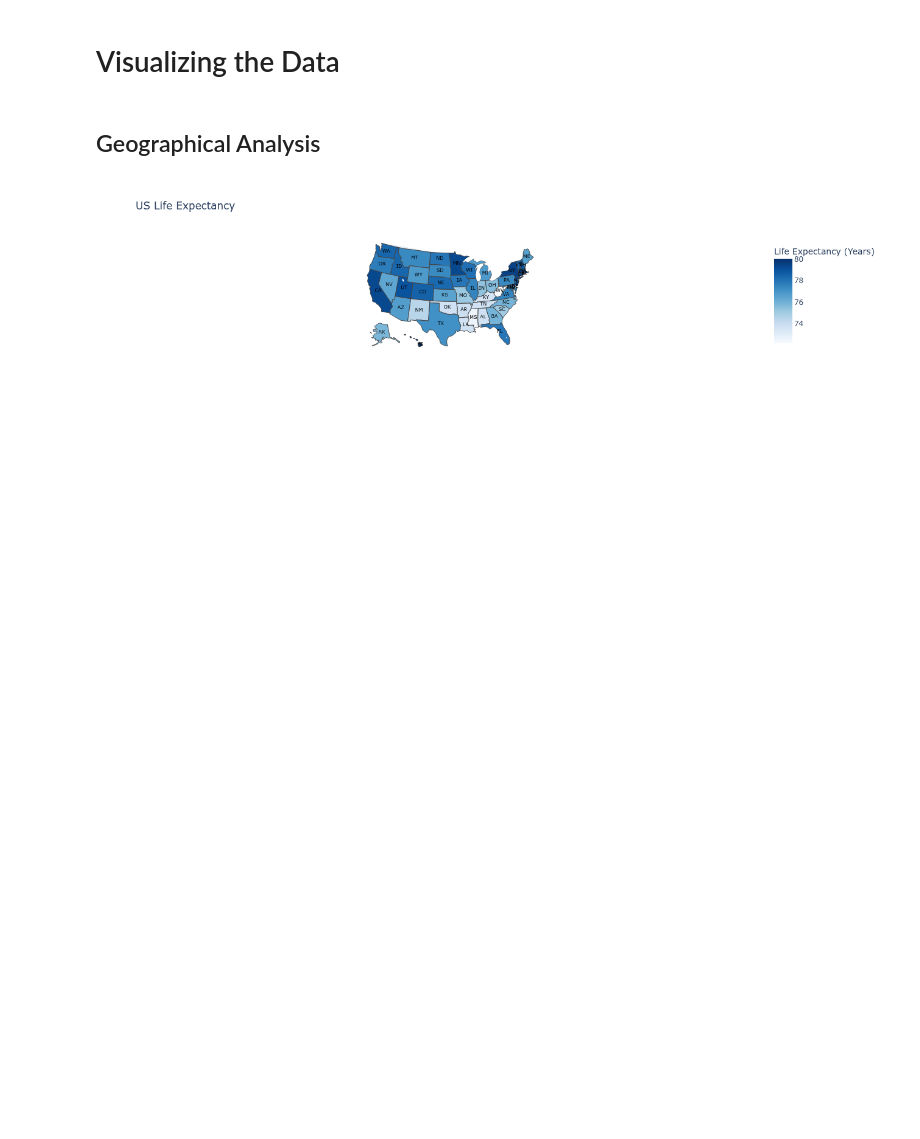
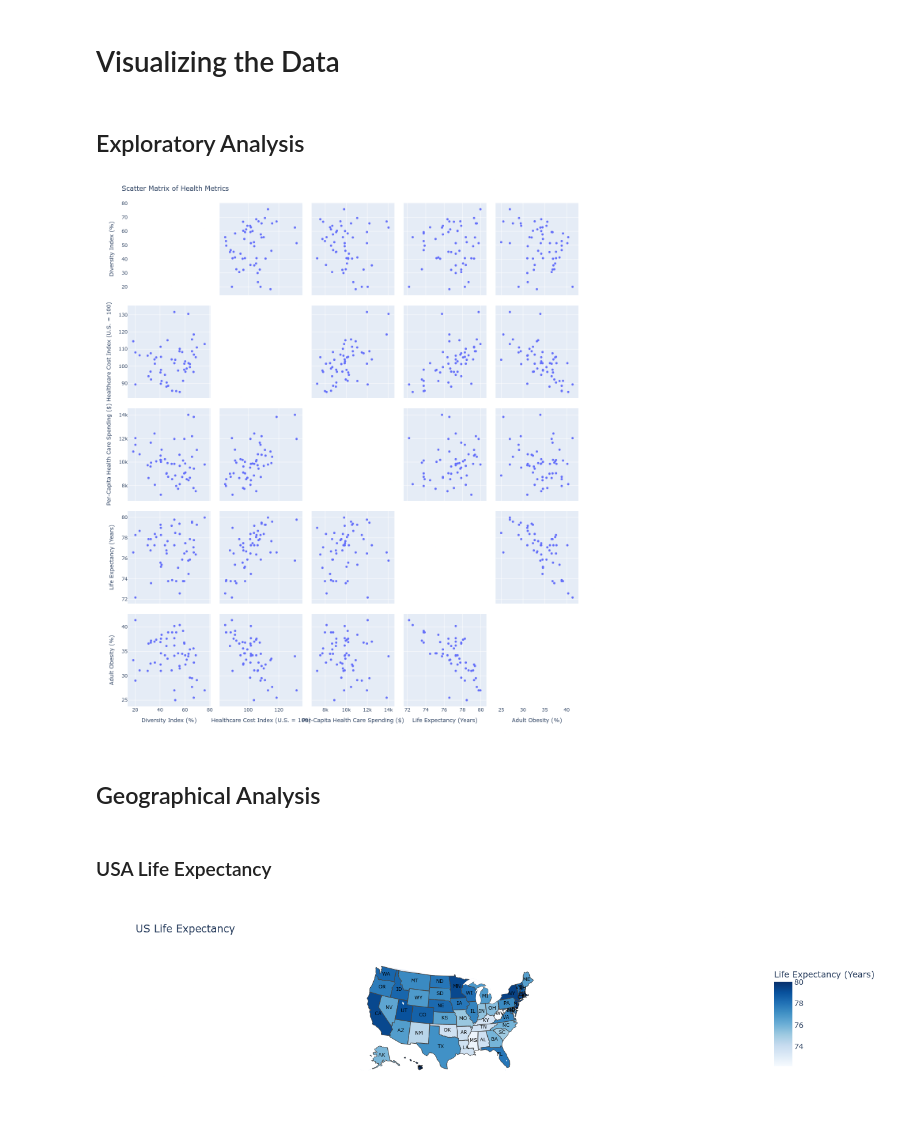
Before and after one commit to maxwellicharia/US-State-Health-Data-Analysis, a Jupyter notebook: US States Health Analysis.ipynb, the cells around one changed output. Drawn from its saved outputs; the diff is of its cells as text; code cells hidden in the pictures; blank space fills up the shorter version.

Commit message:
Complete - Data Visualization

```diff
--- a/US States Health Analysis.ipynb
+++ b/US States Health Analysis.ipynb
@@ -252,8 +253,34 @@ df.head()
 df.to_csv('final_data(Filled NaN).csv', sep=',', index=False, encoding='utf-8')
 # %% [markdown]
 # Visualizing the Data
+# %% [markdown]
+## Exploratory Analysis
+# %%
+fig = px.scatter_matrix(
+    df,
+    dimensions=[
+        "Diversity Index (%)",
+        "Healthcare Cost Index (U.S. = 100)",
+        "Per-Capita Health Care Spending ($)",
+        "Life Expectancy (Years)",
+        "Adult Obesity (%)",
+    ],
+    hover_name="State",)
+fig.update_layout(
+    title=dict(text='Scatter Matrix of Health Metrics'),
+    dragmode='select',
+    width=1400,
+    height=1400,
+    hovermode='closest',
+)
+fig.update_traces(diagonal_visible=False)
+fig.show()
+# %% [output]
+[figure, added]
 # %% [markdown]
 ## Geographical Analysis
+# %% [markdown]
+### USA Life Expectancy
 # %%
 fig = px.choropleth(
     df,
```
Also changed, not shown: parts of 8 cells of this notebook, 1 other file.
